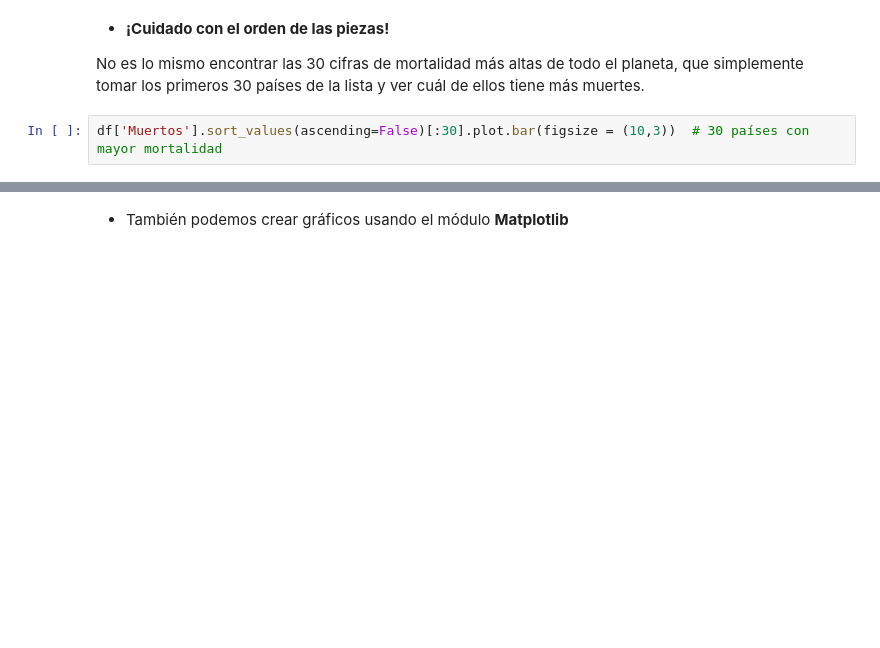
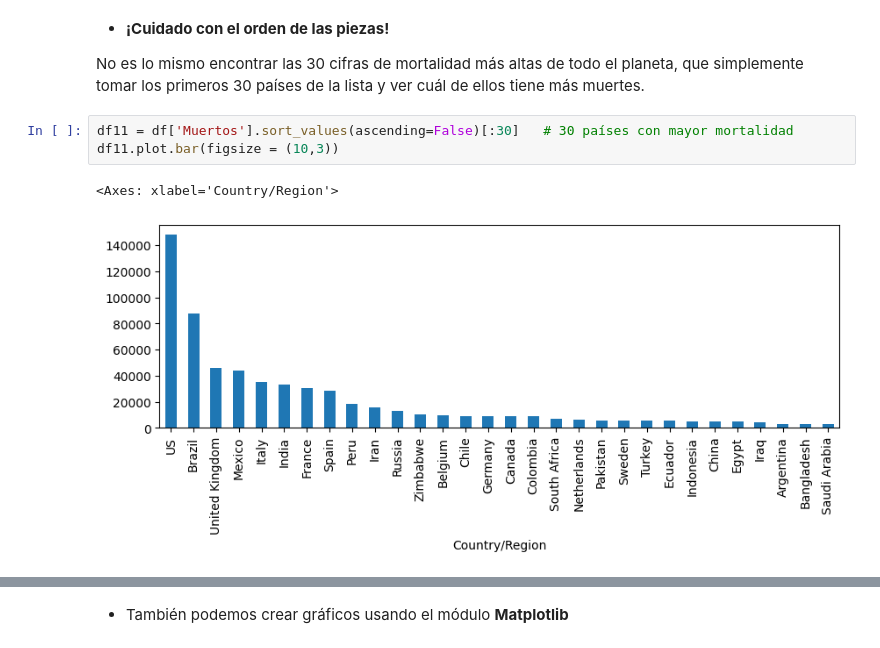
Before and after one commit to estebangonzalezITM/ProgramacionAvanzada, a Jupyter notebook: Notebooks/11_Pandas.ipynb, the cells around one changed output, grey strips where cells are left out. Saved outputs shown, nothing was run; the diff lists cells and outputs as text; blank space fills up the shorter version.

```diff
--- a/Notebooks/11_Pandas.ipynb
+++ b/Notebooks/11_Pandas.ipynb
@@ -1020,5 +2123,9 @@ df10.plot.bar(figsize=(10,3))
 
 No es lo mismo encontrar las 30 cifras de mortalidad más altas de todo el planeta, que simplemente tomar los primeros 30 países de la lista y ver cuál de ellos tiene más muertes.
 # %%
-df['Muertos'].sort_values(ascending=False)[:30].plot.bar(figsize = (10,3))  # 30 países con mayor mortalidad
+df11 = df['Muertos'].sort_values(ascending=False)[:30]   # 30 países con mayor mortalidad
+df11.plot.bar(figsize = (10,3))
+# %% [output]
+<Axes: xlabel='Country/Region'>
+[figure, added]
 # %%
```
Also changed, not shown: parts of 140 cells of this notebook.
